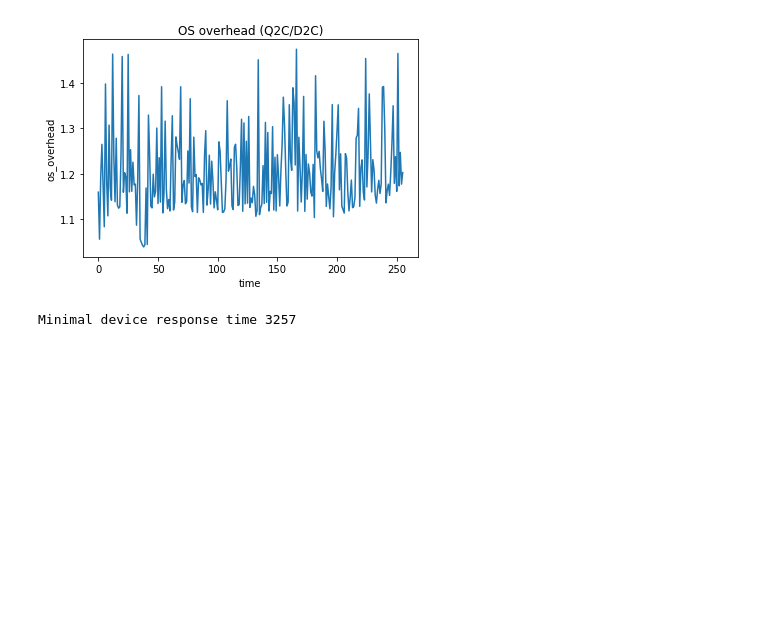
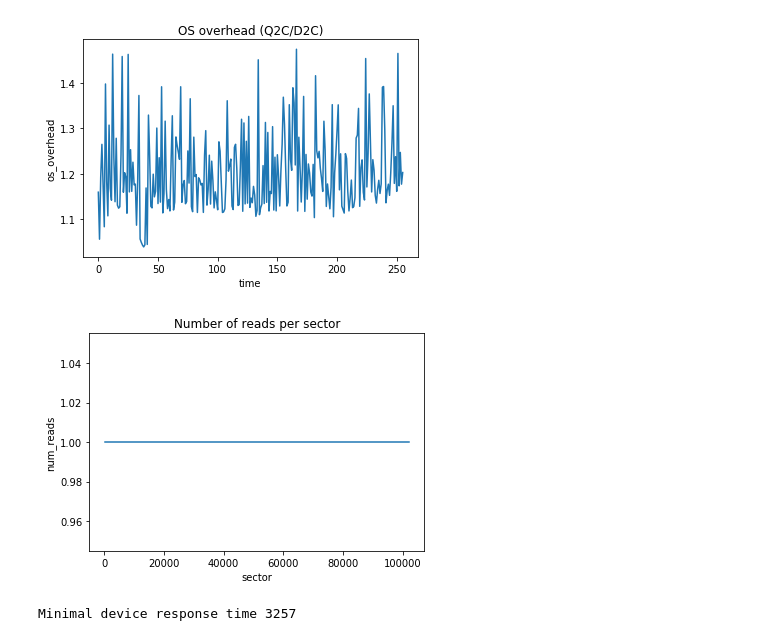
Before and after one commit to Romeus/blkparseanalyzer, a Jupyter notebook: test_analyzer.ipynb, the cells around one changed output. Saved outputs shown, nothing was run; the diff lists cells and outputs as text; code cells hidden in the pictures; blank space fills up the shorter version.

```diff
--- a/test_analyzer.ipynb
+++ b/test_analyzer.ipynb
@@ -121,3 +141,7 @@ visualize_os_overhead(analyzer.get_os_overhead())
+# %%
+visualize_sector_counts(analyzer.get_sectors_statistics())
+# %% [output]
+[figure, added]
 # %%
 # x=1, y=1
 # %%
```
Also changed, not shown: parts of 12 cells of this notebook.
